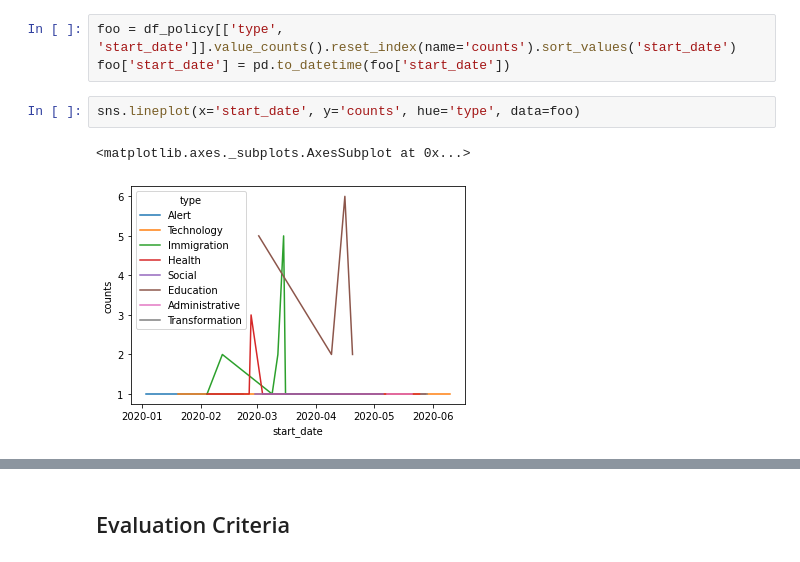
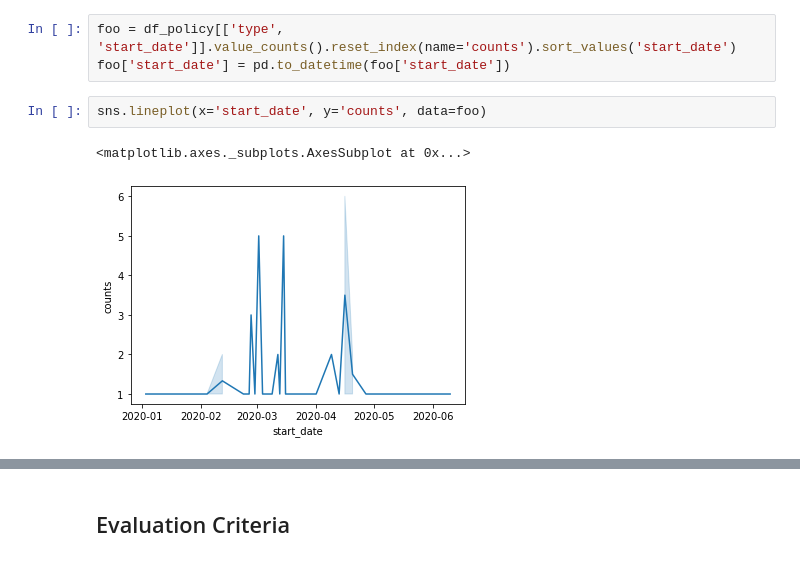
Before and after one commit to miglegervyte/bioinfo, a Jupyter notebook: 141.ipynb, the cells around one changed output, grey strips where cells are left out. Drawn from its saved outputs; the diff is of its cells as text.

```diff
--- a/141.ipynb
+++ b/141.ipynb
@@ -318,7 +312,7 @@ gov_policy_count
 foo = df_policy[['type', 'start_date']].value_counts().reset_index(name='counts').sort_values('start_date')
 foo['start_date'] = pd.to_datetime(foo['start_date'])
 # %%
-sns.lineplot(x='start_date', y='counts', hue='type', data=foo)
+sns.lineplot(x='start_date', y='counts', data=foo)
 # %% [output]
 <matplotlib.axes._subplots.AxesSubplot at 0x...>
-[figure, old version]
+[figure, new version]
```
Also changed, not shown: parts of 5 cells of this notebook.
